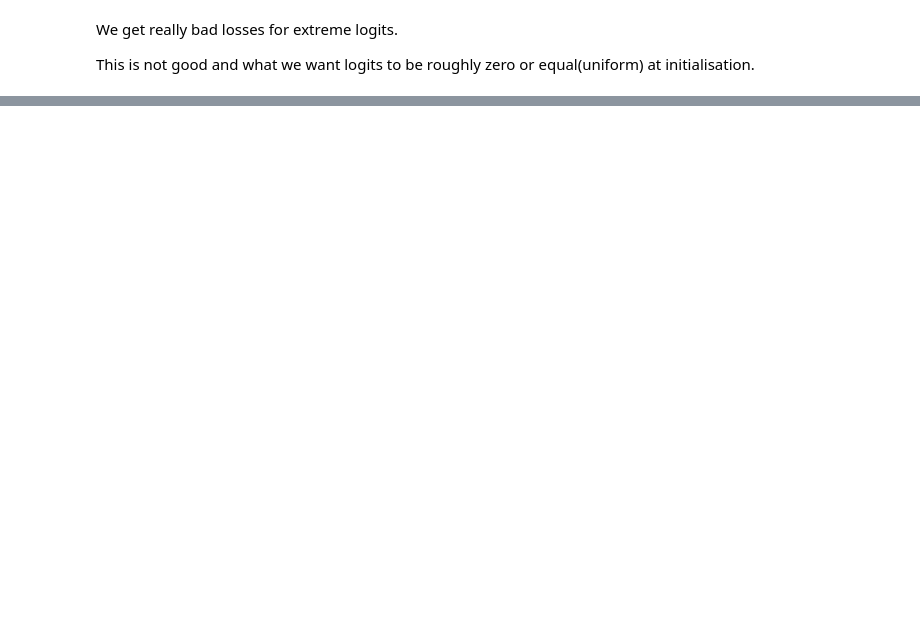
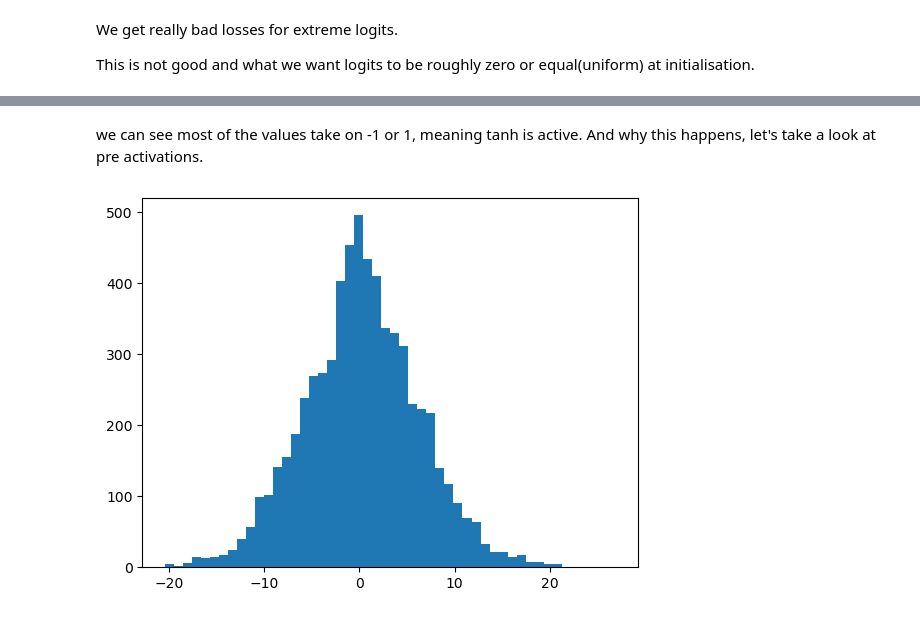
Before and after one commit to JpChii/makemore, a Jupyter notebook: 4-activations, gradients, batchnorm.ipynb, the cells around one changed output, grey strips where cells are left out. Drawn from its saved outputs; the diff is of its cells as text; code cells hidden in the pictures; blank space fills up the shorter version.

```diff
--- a/4-activations, gradients, batchnorm.ipynb
+++ b/4-activations, gradients, batchnorm.ipynb
@@ -311,0 +486,6 @@ PermissionError: [Errno 13] Permission denied: '/Users/jayaprakashsivagami/.conf
+# %% [markdown]
+we can see most of the values take on -1 or 1, meaning tanh is active. And why this happens, let's take a look at pre activations.
+# %%
+plt.hist(hpreact.view(-1).tolist(), bins=50);
+# %% [output]
+[figure, added]
```
Also changed, not shown: parts of 42 cells of this notebook.
